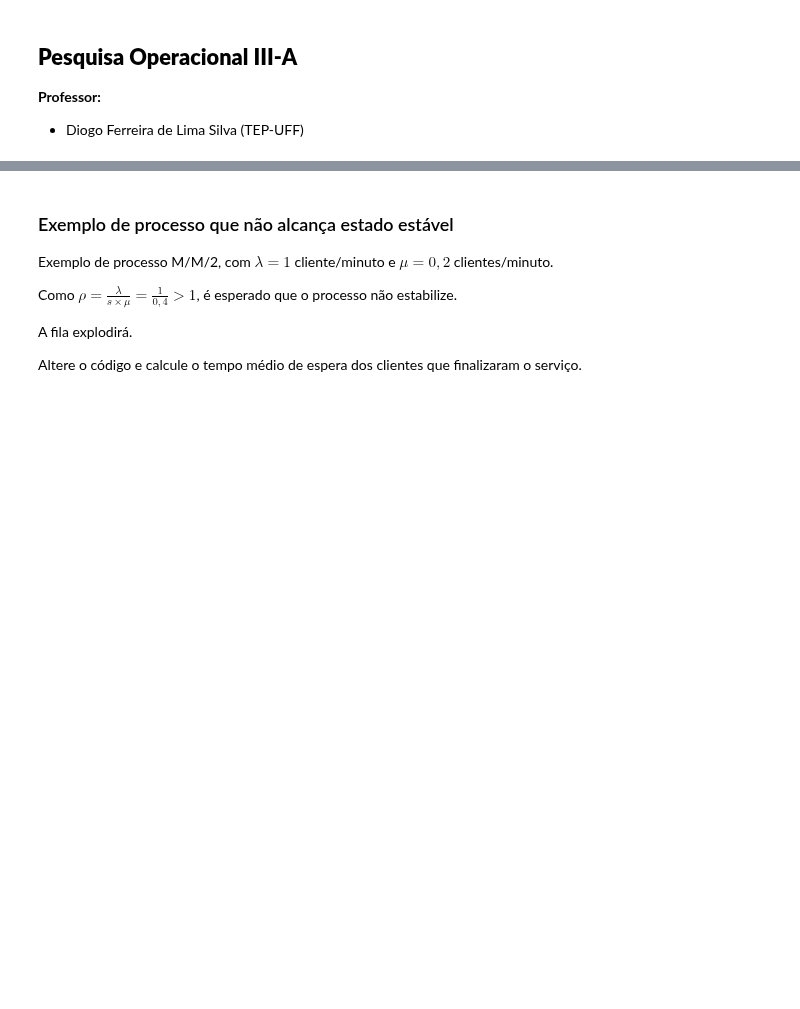
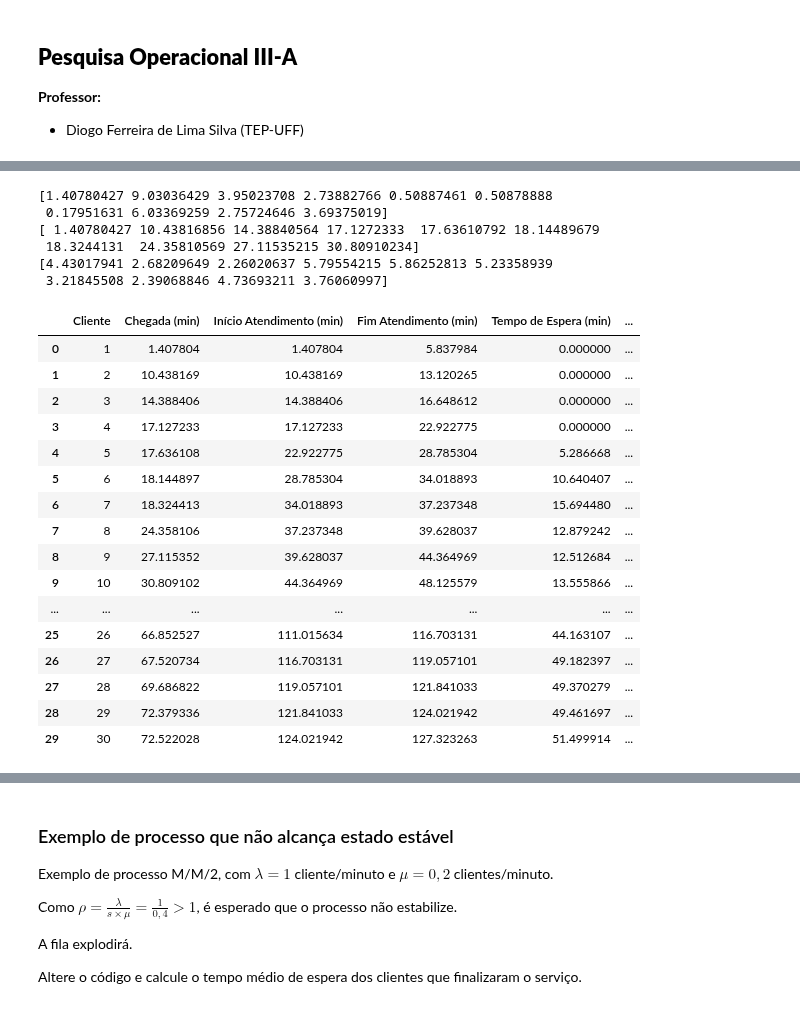
Before and after one commit to diogoflim/Pesquisa-Operacional-III-A, a Jupyter notebook: 13_Filas.ipynb, the cells around one changed output, grey strips where cells are left out. Cells and saved outputs as stored; diff of their text form; code cells hidden in the pictures; blank space fills up the shorter version.

```diff
--- a/13_Filas.ipynb
+++ b/13_Filas.ipynb
@@ -7,0 +72,13 @@
+# %%
+print (tempos_entre_chegadas[:10])
+
+print (instantes_chegada[:10])
+
+print(tempos_atendimento[:10])
+# %% [output]
+[1.40780427 9.03036429 3.95023708 2.73882766 0.50887461 0.50878888
+ 0.17951631 6.03369259 2.75724646 3.69375019]
+[ 1.40780427 10.43816856 14.38840564 17.1272333  17.63610792 18.14489679
+ 18.3244131  24.35810569 27.11535215 30.80910234]
+[4.43017941 2.68209649 2.26020637 5.79554215 5.86252813 5.23358939
+ 3.21845508 2.39068846 4.73693211 3.76060997]
@@ -7,0 +101,32 @@
+# %%
+# Criar a tabela com pandas
+tabela = pd.DataFrame({
+    "Cliente": np.arange(1, n_clientes + 1),
+    "Chegada (min)": instantes_chegada,
+    "Início Atendimento (min)": inicio_atendimento,
+    "Fim Atendimento (min)": fim_atendimento,
+    "Tempo de Espera (min)": tempo_espera,
+    "Tempo de Atendimento (min)": tempos_atendimento,
+    "Tempo no Sistema (min)": tempo_sistema
+})
+
+# Exibir as primeiras linhas da tabela
+tabela
+# %% [output]
+|  | Cliente | Chegada (min) | Início Atendimento (min) | Fim Atendimento (min) | Tempo de Espera (min) | ... |
+| 0 | 1 | 1.407804 | 1.407804 | 5.837984 | 0.000000 | ... |
+| 1 | 2 | 10.438169 | 10.438169 | 13.120265 | 0.000000 | ... |
+| 2 | 3 | 14.388406 | 14.388406 | 16.648612 | 0.000000 | ... |
+| 3 | 4 | 17.127233 | 17.127233 | 22.922775 | 0.000000 | ... |
+| 4 | 5 | 17.636108 | 22.922775 | 28.785304 | 5.286668 | ... |
+| 5 | 6 | 18.144897 | 28.785304 | 34.018893 | 10.640407 | ... |
+| 6 | 7 | 18.324413 | 34.018893 | 37.237348 | 15.694480 | ... |
+| 7 | 8 | 24.358106 | 37.237348 | 39.628037 | 12.879242 | ... |
+| 8 | 9 | 27.115352 | 39.628037 | 44.364969 | 12.512684 | ... |
+| 9 | 10 | 30.809102 | 44.364969 | 48.125579 | 13.555866 | ... |
+| ... | ... | ... | ... | ... | ... | ... |
+| 25 | 26 | 66.852527 | 111.015634 | 116.703131 | 44.163107 | ... |
+| 26 | 27 | 67.520734 | 116.703131 | 119.057101 | 49.182397 | ... |
+| 27 | 28 | 69.686822 | 119.057101 | 121.841033 | 49.370279 | ... |
+| 28 | 29 | 72.379336 | 121.841033 | 124.021942 | 49.461697 | ... |
+| 29 | 30 | 72.522028 | 124.021942 | 127.323263 | 51.499914 | ... |
```
Also changed, not shown: parts of 33 cells of this notebook, 1 other file.
